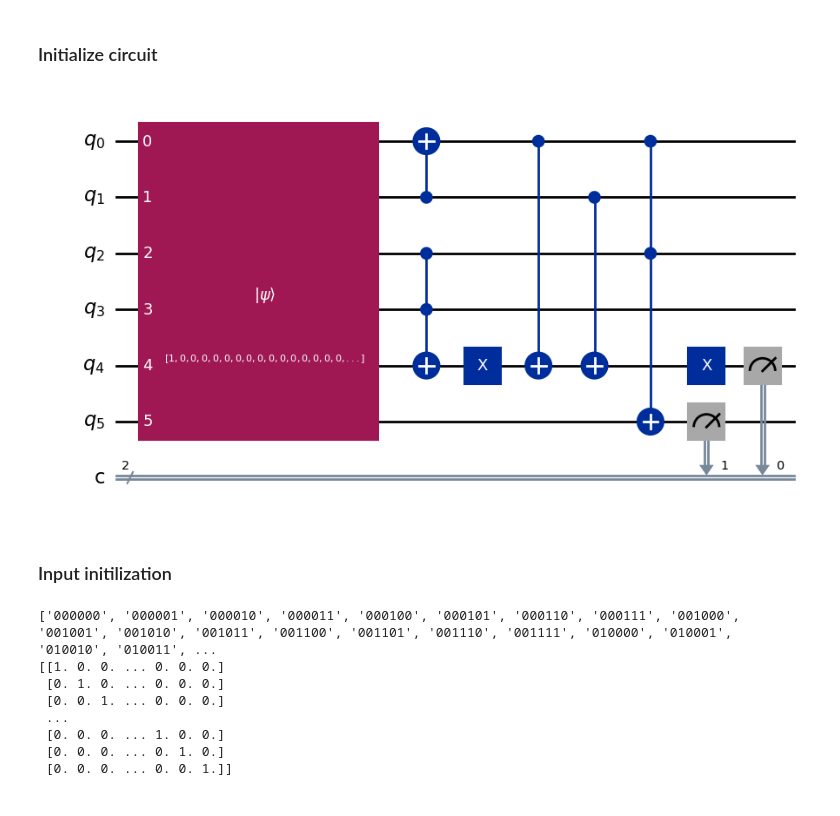
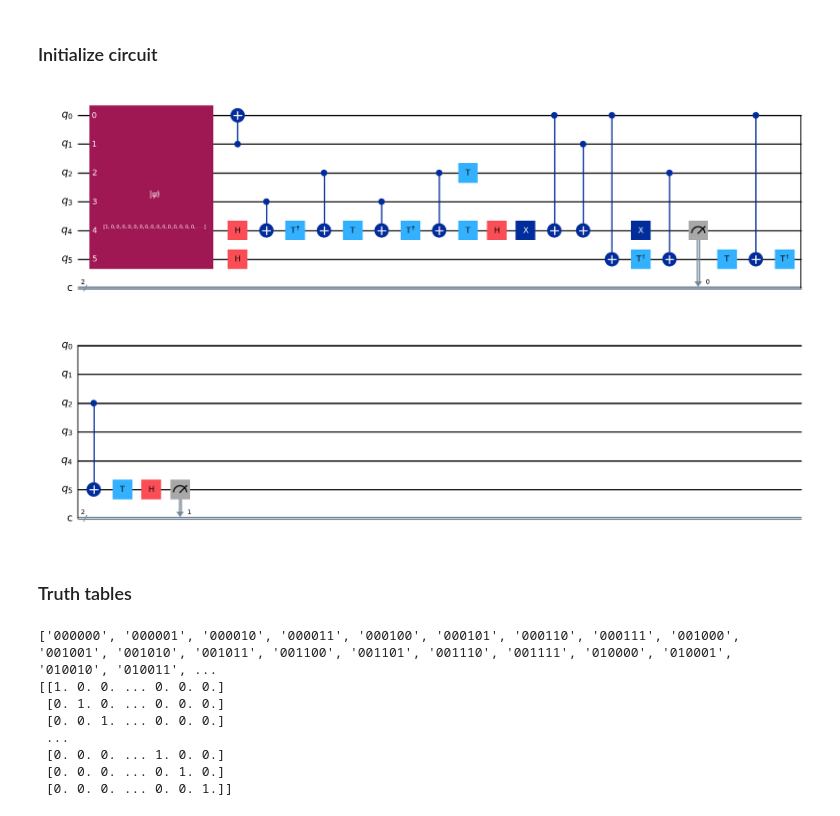
Before and after one commit to DanieleGazzola/QuantumIR, a Jupyter notebook: simulate.ipynb, the cells around one changed output. Cells and saved outputs as stored; diff of their text form; code cells hidden in the pictures.

Commit message:
Truth tables comparison w/ examples

```diff
--- a/simulate.ipynb
+++ b/simulate.ipynb
@@ -51,0 +36,3 @@ builtin.module {
+# %%
+quantum_ir.metrics_transformation()
+quantum_ir.run_transformations()
@@ -80,41 +85,47 @@ Number of inputs:  6 Number of outputs:  2
 ### Initialize circuit
 # %%
 
-def create_circuit(first_op, input_number, output_number,state):
+def create_circuit(first_op, input_number, output_number, state):
 
-    circuit = QuantumCircuit(input_number,output_number)
+    circuit = QuantumCircuit(input_number, output_number)
     current = first_op
     cbit_index = 0
 
     qubit_list = [i for i in range(input_number)]
 
-    circuit.initialize(state,qubit_list)
+    circuit.initialize(state, qubit_list)
 
     while(current is not None):
         # find the indexes of the qubit
         operands_names = [op._name for op in current.operands]
         indexes = [int(name.split("_")[0][1]) for name in operands_names]
-        if current.name  == "quantum.cnot":
-            circuit.cx(indexes[0],indexes[1])
-        if current.name == "quantum.ccnot":
-            circuit.ccx(indexes[0],indexes[1],indexes[2])
         if current.name == "quantum.not":
             circuit.x(indexes[0])
+        if current.name  == "quantum.cnot":
+            circuit.cx(indexes[0], indexes[1])
+        if current.name == "quantum.ccnot":
+            circuit.ccx(indexes[0], indexes[1], indexes[2])
+        if current.name == "quantum.h":
+            circuit.h(indexes[0])
+        if current.name == "quantum.t":
+            circuit.t(indexes[0])
+        if current.name == "quantum.tdagger":
+            circuit.tdg(indexes[0])
         if current.name == "quantum.measure":
-            circuit.measure(indexes[0],cbit_index)
-            cbit_index+=1
+            circuit.measure(indexes[0], cbit_index)
+            cbit_index += 1
 
         current = current.next_op
 
     return circuit
 
 # initializing it to an example state (e.g. all qubit at 0)
 example_state = np.array([1] + [0] * (2**input_number - 1))
 create_circuit(first_op, input_number, output_number,example_state).draw(output='mpl')
 # %% [output]
-[figure, old version]
+[figure, new version]
-# %% [markdown]
-### Input initilization
+# %% [markdown]
+### Truth tables
 # %%
 from numpy import eye
 
```
Also changed, not shown: parts of 12 cells of this notebook, 3 other files.
